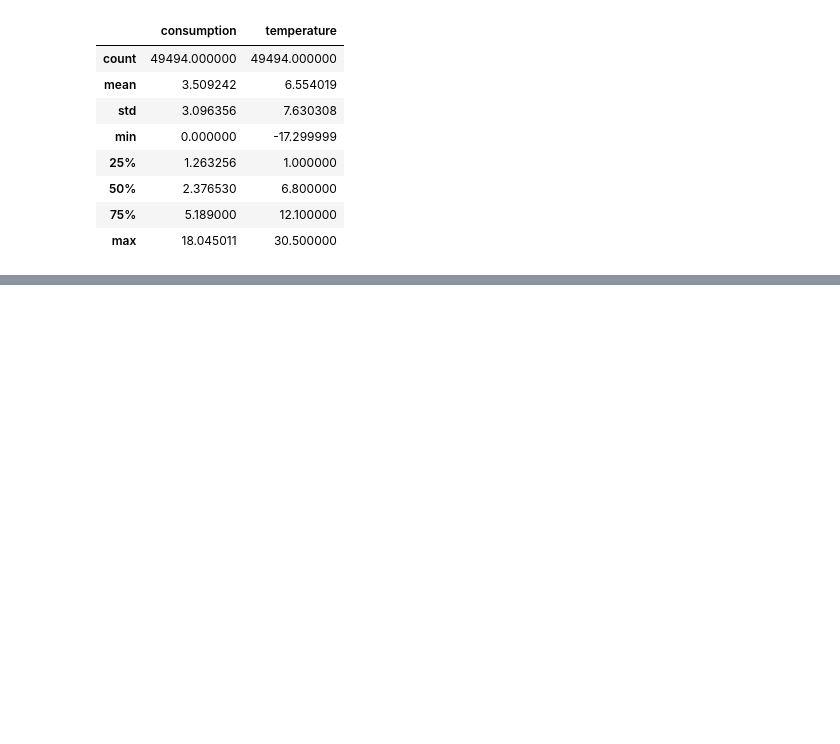
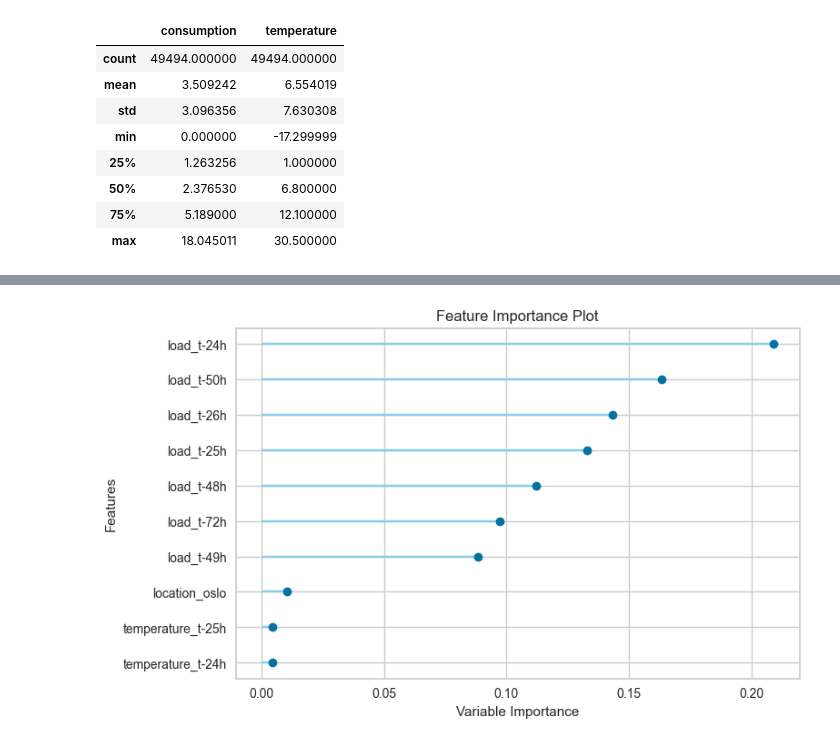
Before and after one commit to sindrjha/TDT4259, a Jupyter notebook: pycaret_prediction.ipynb, the cells around one changed output, grey strips where cells are left out. Saved outputs shown, nothing was run; the diff lists cells and outputs as text; code cells hidden in the pictures; blank space fills up the shorter version.

```diff
--- a/pycaret_prediction.ipynb
+++ b/pycaret_prediction.ipynb
@@ -253,0 +196,3 @@ combined_predictions
+# %%
+pyr.plot_model(best_model_0_10, plot='feature')
+# %% [output]
@@ -253,0 +200 @@ combined_predictions
+[figure, added]
```
Also changed, not shown: parts of 15 cells of this notebook, 11 other files.
